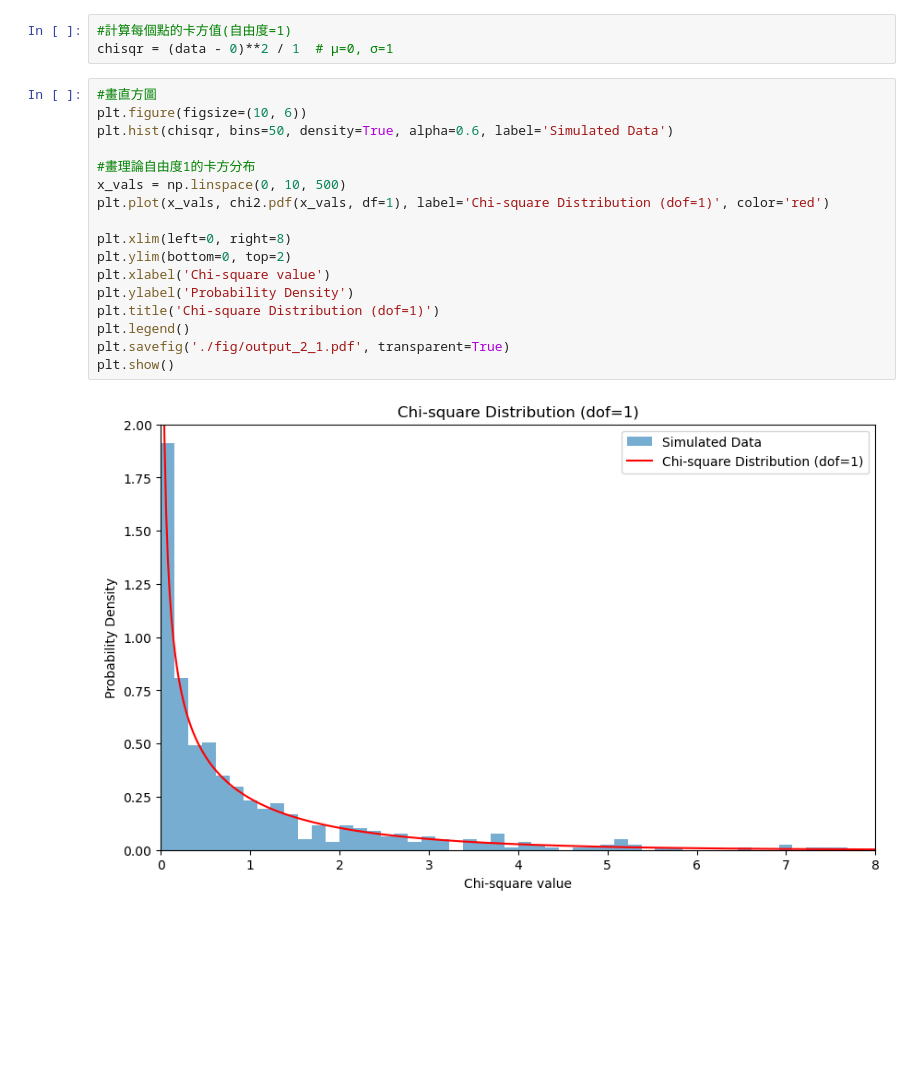
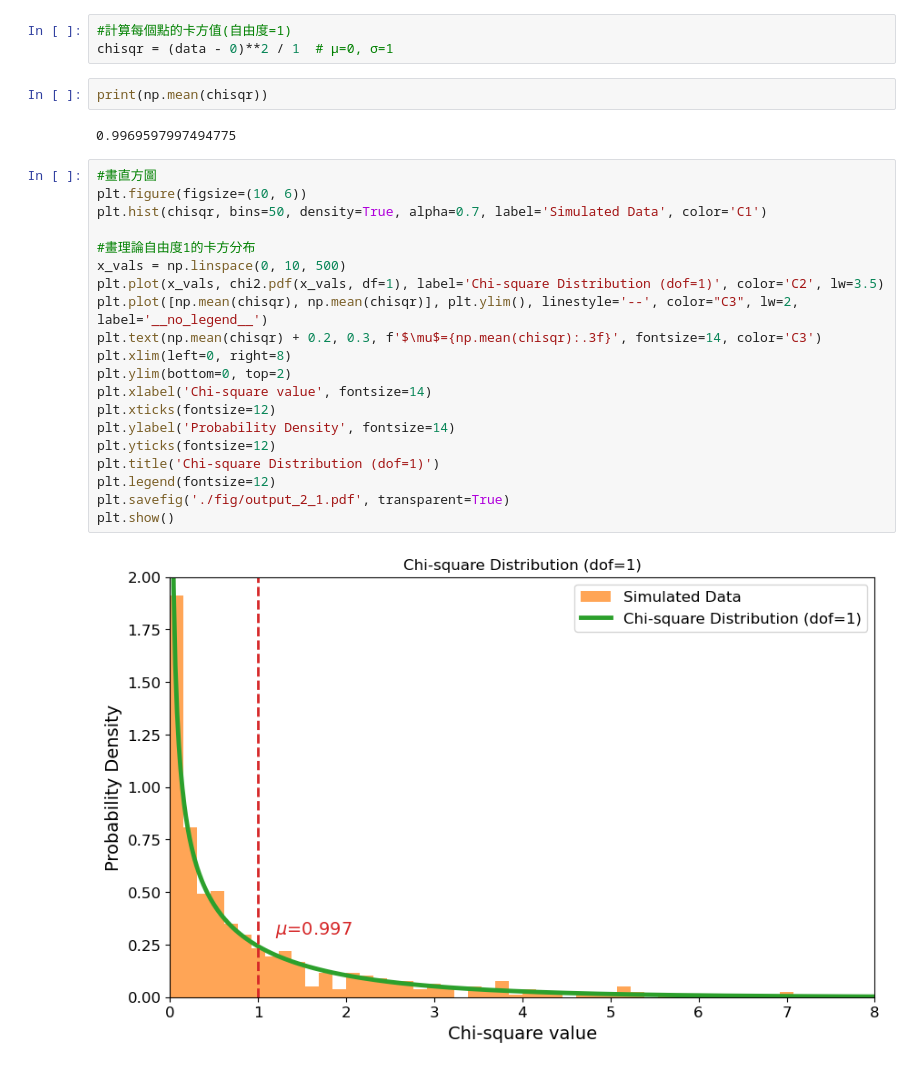
Before and after one commit to hyp0515/exp_phy_ii, a Jupyter notebook: apr29/practice_2.ipynb, the cells around one changed output. Saved outputs shown, nothing was run; the diff lists cells and outputs as text; blank space fills up the shorter version.

Commit message:
Apr 29 updata code and figures

```diff
--- a/apr29/practice_2.ipynb
+++ b/apr29/practice_2.ipynb
@@ -12,25 +12,32 @@ data = np.random.normal(0, 1, 500)
 # %%
 #計算每個點的卡方值(自由度=1)
 chisqr = (data - 0)**2 / 1  # μ=0, σ=1
+# %%
+print(np.mean(chisqr))
+# %% [output]
+0.9969597997494775
 # %%
 #畫直方圖
 plt.figure(figsize=(10, 6))
-plt.hist(chisqr, bins=50, density=True, alpha=0.6, label='Simulated Data')
+plt.hist(chisqr, bins=50, density=True, alpha=0.7, label='Simulated Data', color='C1')
 
 #畫理論自由度1的卡方分布
 x_vals = np.linspace(0, 10, 500)
-plt.plot(x_vals, chi2.pdf(x_vals, df=1), label='Chi-square Distribution (dof=1)', color='red')
-
+plt.plot(x_vals, chi2.pdf(x_vals, df=1), label='Chi-square Distribution (dof=1)', color='C2', lw=3.5)
+plt.plot([np.mean(chisqr), np.mean(chisqr)], plt.ylim(), linestyle='--', color="C3", lw=2, label='__no_legend__')
+plt.text(np.mean(chisqr) + 0.2, 0.3, f'$\mu$={np.mean(chisqr):.3f}', fontsize=14, color='C3')
 plt.xlim(left=0, right=8)
 plt.ylim(bottom=0, top=2)
-plt.xlabel('Chi-square value')
-plt.ylabel('Probability Density')
+plt.xlabel('Chi-square value', fontsize=14)
+plt.xticks(fontsize=12)
+plt.ylabel('Probability Density', fontsize=14)
+plt.yticks(fontsize=12)
 plt.title('Chi-square Distribution (dof=1)')
-plt.legend()
+plt.legend(fontsize=12)
 plt.savefig('./fig/output_2_1.pdf', transparent=True)
 plt.show()
 # %% [output]
-[figure, old version]
+[figure, new version]
 # %%
 # 設定自由度範圍
 dofs = range(2, 11)
```
Also changed, not shown: parts of 1 cell of this notebook, 2 other files.
